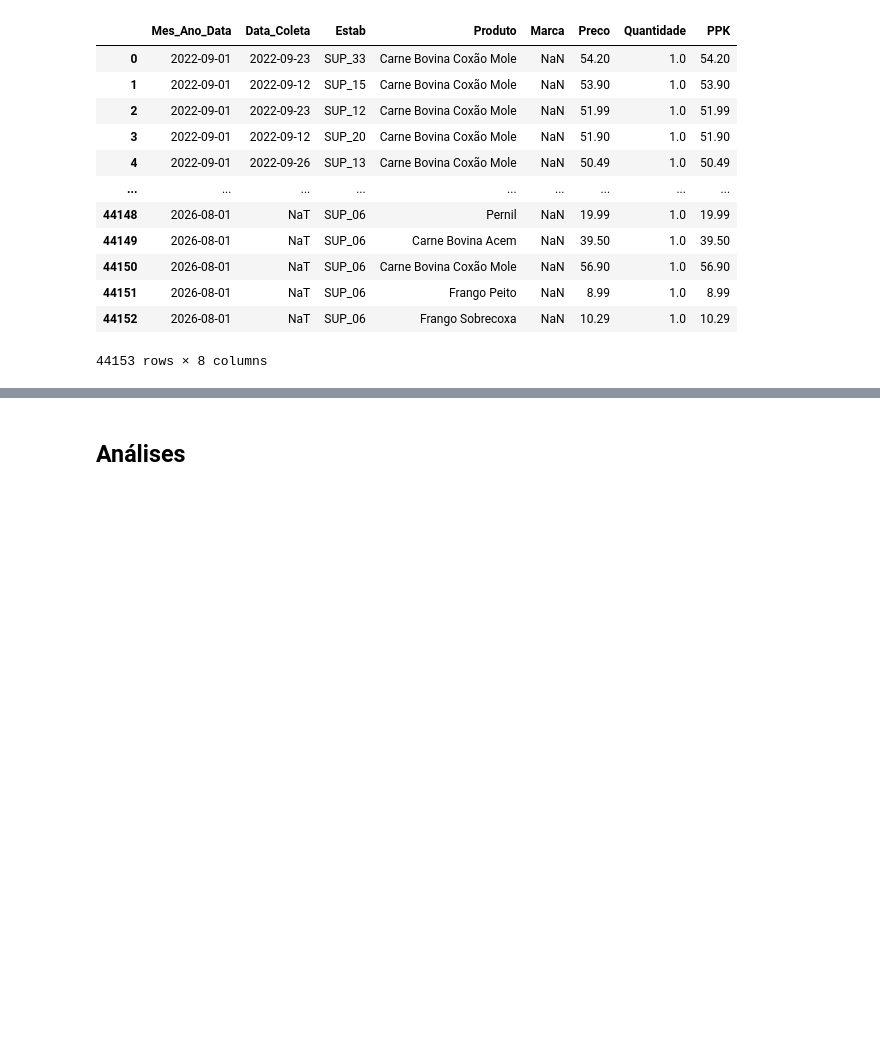
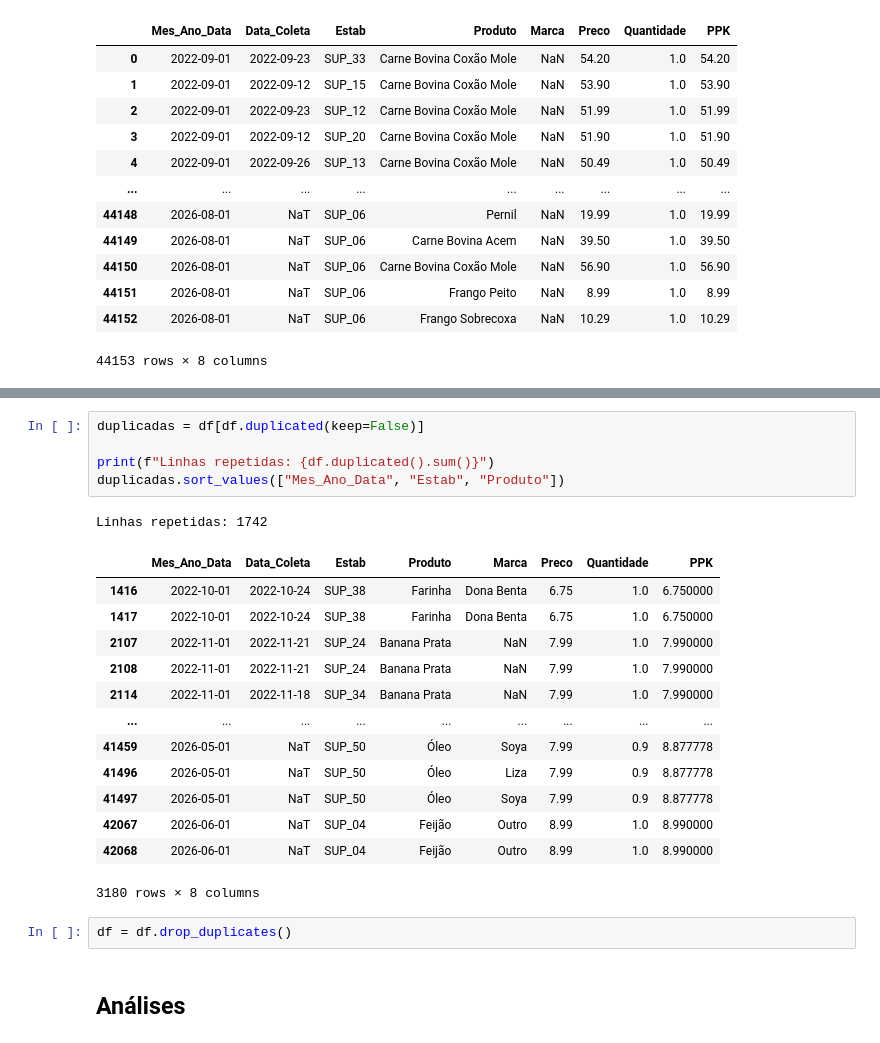
Before and after one commit to Teus-Andrezana/dados_cesta_basica, a Jupyter notebook: notebooks/cesta_basica.ipynb, the cells around one changed output, grey strips where cells are left out. Cells and saved outputs as stored; diff of their text form; blank space fills up the shorter version.

```diff
--- a/notebooks/cesta_basica.ipynb
+++ b/notebooks/cesta_basica.ipynb
@@ -124,3 +152,25 @@ df
+# %%
+duplicadas = df[df.duplicated(keep=False)]
+
+print(f"Linhas repetidas: {df.duplicated().sum()}")
+duplicadas.sort_values(["Mes_Ano_Data", "Estab", "Produto"])
+# %% [output]
+Linhas repetidas: 1742
+|  | Mes_Ano_Data | Data_Coleta | Estab | Produto | Marca | Preco | Quantidade | PPK |
+| 1416 | 2022-10-01 | 2022-10-24 | SUP_38 | Farinha | Dona Benta | 6.75 | 1.0 | 6.750000 |
+| 1417 | 2022-10-01 | 2022-10-24 | SUP_38 | Farinha | Dona Benta | 6.75 | 1.0 | 6.750000 |
+| 2107 | 2022-11-01 | 2022-11-21 | SUP_24 | Banana Prata | NaN | 7.99 | 1.0 | 7.990000 |
+| 2108 | 2022-11-01 | 2022-11-21 | SUP_24 | Banana Prata | NaN | 7.99 | 1.0 | 7.990000 |
+| 2114 | 2022-11-01 | 2022-11-18 | SUP_34 | Banana Prata | NaN | 7.99 | 1.0 | 7.990000 |
+| ... | ... | ... | ... | ... | ... | ... | ... | ... |
+| 41459 | 2026-05-01 | NaT | SUP_50 | Óleo | Soya | 7.99 | 0.9 | 8.877778 |
+| 41496 | 2026-05-01 | NaT | SUP_50 | Óleo | Liza | 7.99 | 0.9 | 8.877778 |
+| 41497 | 2026-05-01 | NaT | SUP_50 | Óleo | Soya | 7.99 | 0.9 | 8.877778 |
+| 42067 | 2026-06-01 | NaT | SUP_04 | Feijão | Outro | 8.99 | 1.0 | 8.990000 |
+| 42068 | 2026-06-01 | NaT | SUP_04 | Feijão | Outro | 8.99 | 1.0 | 8.990000 |
+3180 rows × 8 columns
+# %%
+df = df.drop_duplicates()
 # %% [markdown]
 ## Análises
 # %%
```
Also changed, not shown: parts of 23 cells of this notebook.
